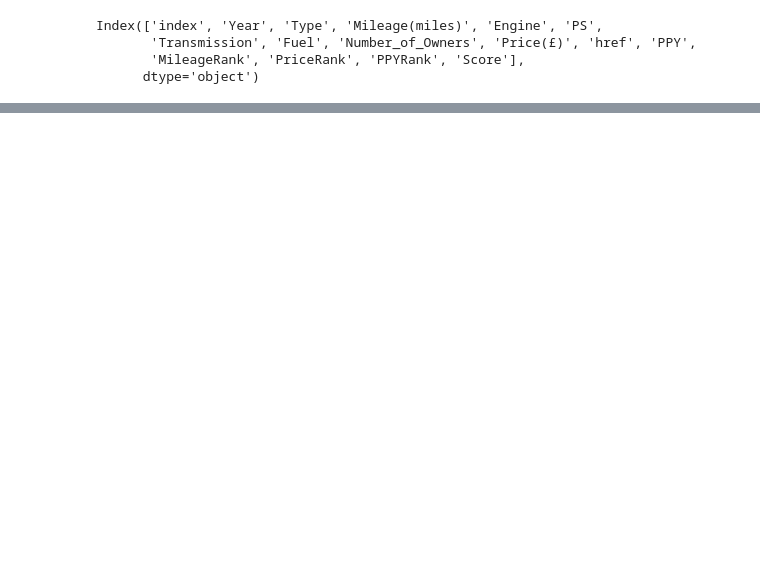
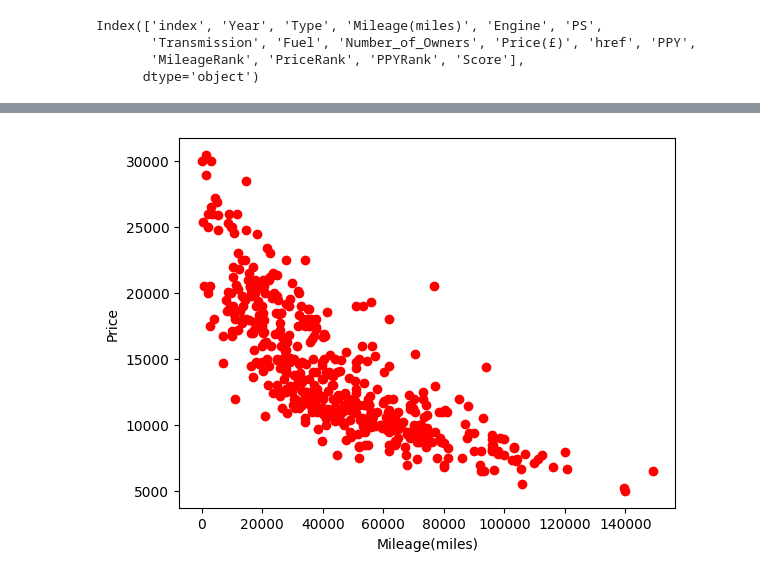
Before and after one commit to europecodingschool/ECS---VB---YZ---08.26, a Jupyter notebook: VB_YZ_Ders_10_.ipynb, the cells around one changed output, grey strips where cells are left out. Saved outputs shown, nothing was run; the diff lists cells and outputs as text; code cells hidden in the pictures; blank space fills up the shorter version.

```diff
--- a/VB_YZ_Ders_10_.ipynb
+++ b/VB_YZ_Ders_10_.ipynb
@@ -152,0 +182,2 @@ Index(['index', 'Year', 'Type', 'Mileage(miles)', 'Engine', 'PS',
+# %%
+df['Engine'] = df['Engine'].str.replace("L","") # L harfini kaldırmak istiyorduk. L harfini kaldırmak için pandas ile replace metodunu kullandık.
@@ -152,0 +211,2 @@ Index(['index', 'Year', 'Type', 'Mileage(miles)', 'Engine', 'PS',
+# %%
+df['Engine'] = pd.to_numeric(df['Engine']) # Engine sütununu type'ını nümerik yaptık.
@@ -152,0 +231,3 @@ Index(['index', 'Year', 'Type', 'Mileage(miles)', 'Engine', 'PS',
+# %%
+df['Yas'] = 2026 - df['Year']
+df['Yas'] = df['Yas'].astype(int) # yeni bir sütun ekledik. Year sütunu işimize yarıyor ama daha anlamlı hale gelecek bir hesaplama yaptırmak için arabaların yaşını hesapladık.
@@ -152,0 +270,2 @@ Index(['index', 'Year', 'Type', 'Mileage(miles)', 'Engine', 'PS',
+# %%
+df = pd.get_dummies(df,columns=['Transmission','Fuel'],drop_first=True, dtype=int)
@@ -152,0 +313,7 @@ Index(['index', 'Year', 'Type', 'Mileage(miles)', 'Engine', 'PS',
+# %%
+plt.scatter(df['Mileage(miles)'], df['Price(£)'], color='r')
+plt.xlabel("Mileage(miles)")
+plt.ylabel("Price")
+plt.show()
+# %% [output]
+[figure, added]
```
Also changed, not shown: parts of 13 cells of this notebook.
